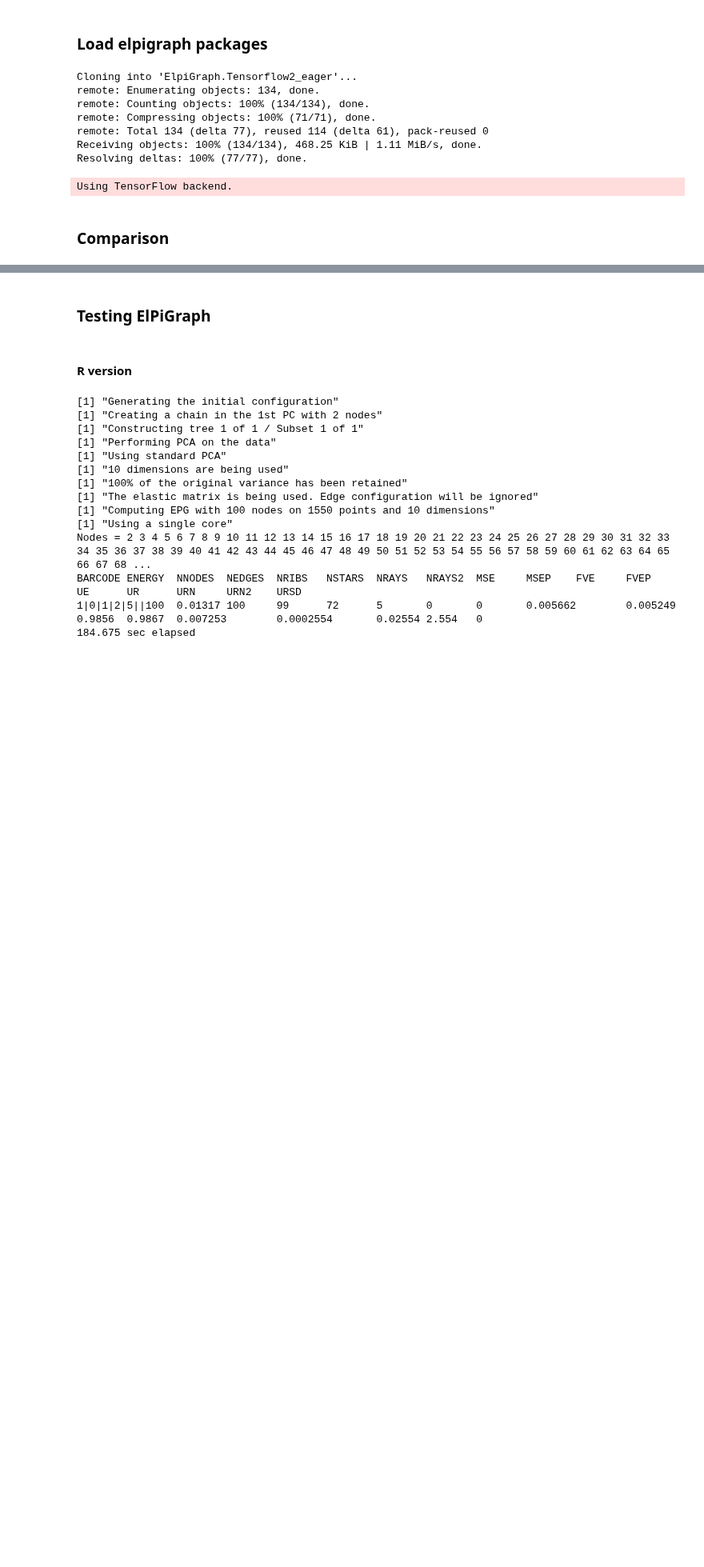
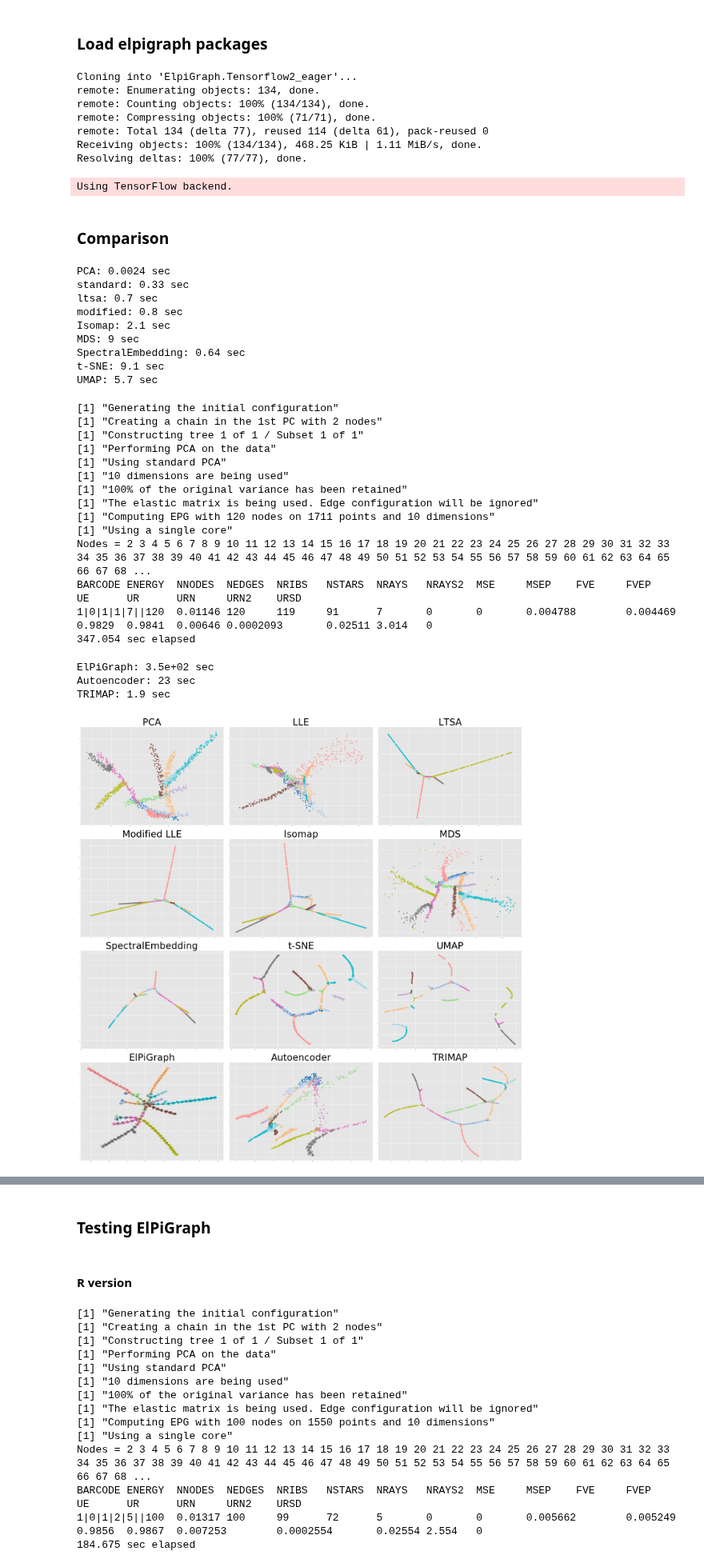
Before and after one commit to auranic/LizardBrain, a Jupyter notebook: plot_compare_methods.ipynb, the cells around one changed output, grey strips where cells are left out. Shown at 80% size. Saved outputs shown, nothing was run; the diff lists cells and outputs as text; code cells hidden in the pictures; blank space fills up the shorter version.

Commit message:
color_branch_split

```diff
--- a/plot_compare_methods.ipynb
+++ b/plot_compare_methods.ipynb
@@ -111,25 +113,32 @@ Using TensorFlow backend.
 ### Comparison
 # %%
 #Generate or load data
-X, color, v, u, s = lizard_brain(number_of_branches = 10,
+seed_value = 1
+np.random.seed(seed_value)
+tf.random.set_seed(seed_value)
+X, color, v, u, s = lizard_brain(number_of_branches_minus_2 = 10,
                                  dimension = 10,
                                  epsilon = 0.005,
                                  add_noise = 0.05,
                                  min_branch_points = 50,
                                  k_forknngraph = 8,
                                  make_knn_graph = False,
-                                 show_fig = False
+                                 show_fig = False,
+                                 verbose = False,
+                                 color_branch_split=False
                                 )
 
-#X = np.loadtxt('examples/ext10_10_2.txt')
-#color = np.loadtxt('examples/ext10_10_2.irx').astype('int')
+# X = np.loadtxt('examples/ext10_10_2.txt')
+# X += np.random.random(size=X.shape)*.05
+# color = np.loadtxt('examples/ext10_10_2.irx').astype('int')
 
 #Set figure parameters
 n_points = X.shape[0]
 n_neighbors = 20
 n_components = 2
 n_subplots_x, n_subplots_y = 4, 3
-cmap = plt.cm.Paired
+# cmap = plt.cm.Paired
+cmap = plt.cm.tab20
 title_fontsize = 30
 points_size = 10
 plt.style.use('ggplot')
@@ -248,11 +257,9 @@ t0 = time()
 #Python version
 # NodeP, EM, Edges = computeElasticPrincipalTree.computeElasticPrincipalTree(X,nnodes,TrimmingRadius=np.inf)
 # NodeP, Edges = NodeP.squeeze(), Edges.squeeze()
-
 #R version
 %R -i X -i n_nodes
-#%R library(ElPiGraph.R)
-%R TreeEPG <- computeElasticPrincipalTree(X = X, NumNodes = n_nodes,n.cores = 1,TrimmingRadius=Inf,drawAccuracyComplexity = FALSE, drawEnergy = FALSE,verbose = FALSE,drawPCAView = FALSE)
+%R TreeEPG <- computeElasticPrincipalTree(X = X, NumNodes = n_nodes,n.cores = 1,drawAccuracyComplexity = FALSE, drawEnergy = FALSE,verbose = FALSE,drawPCAView = FALSE)
 %R NodeP <- TreeEPG[[1]]$NodePositions ; Edges <- TreeEPG[[1]]$Edges$Edges ; -o NodeP -o Edges
 NodeP = np.array(NodeP)
 Edges = np.array(Edges).T-1
@@ -305,7 +312,7 @@ for j in range(len(partition)):
 for j in range(Edges.shape[1]):
     x_coo = np.concatenate((idx[Edges2[0,j],[0]],idx[Edges2[1,j],[0]]))
     y_coo = np.concatenate((idx[Edges2[0,j],[1]],idx[Edges2[1,j],[1]]))
-    plt.plot(x_coo,y_coo,c='black',linewidth=1.5,alpha=.8)
+    plt.plot(x_coo,y_coo,c='black',linewidth=1,alpha=.6)
 
 plt.title("ElPiGraph",fontdict = {'fontsize' : title_fontsize})
 ax.xaxis.set_major_formatter(NullFormatter())
@@ -398,30 +405,58 @@ plt.axis('tight')
 # t0 = time()
 # vae.fit(x=X_01,y=X_01,epochs=200,verbose=0)
 # Y = encoder.predict(X)[0]
 # t1 = time()
 # print("VAE: %.2g sec" % (t1 - t0))
 # i += 1
 # ax = fig.add_subplot(n_subplots_x,n_subplots_y,i)
 # plt.scatter(Y[:, 0], Y[:, 1], c=color, cmap=cmap)
 # plt.title("VAE",fontdict = {'fontsize' : title_fontsize})
 # ax.xaxis.set_major_formatter(NullFormatter())
 # ax.yaxis.set_major_formatter(NullFormatter())
 # plt.axis('tight')
 
 
 
 ### TRIMAP ###
 t0 = time()
 Y = trimap.TRIMAP(verbose=False).fit_transform(X)
 t1 = time()
 print("TRIMAP: %.2g sec" % (t1 - t0))
 i += 1
 ax = fig.add_subplot(n_subplots_x,n_subplots_y,i)
 plt.scatter(Y[:, 0], Y[:, 1], c=color, cmap=cmap,s=points_size)
 plt.title("TRIMAP",fontdict = {'fontsize' : title_fontsize})
 ax.xaxis.set_major_formatter(NullFormatter())
 ax.yaxis.set_major_formatter(NullFormatter())
 plt.axis('tight')
 
 plt.tight_layout()
 plt.show()
+# %% [output]
+PCA: 0.0024 sec
+standard: 0.33 sec
+ltsa: 0.7 sec
+modified: 0.8 sec
+Isomap: 2.1 sec
+MDS: 9 sec
+SpectralEmbedding: 0.64 sec
+t-SNE: 9.1 sec
+UMAP: 5.7 sec
+[1] "Generating the initial configuration"
+[1] "Creating a chain in the 1st PC with 2 nodes"
+[1] "Constructing tree 1 of 1 / Subset 1 of 1"
+[1] "Performing PCA on the data"
+[1] "Using standard PCA"
+[1] "10 dimensions are being used"
+[1] "100% of the original variance has been retained"
+[1] "The elastic matrix is being used. Edge configuration will be ignored"
+[1] "Computing EPG with 120 nodes on 1711 points and 10 dimensions"
+[1] "Using a single core"
+Nodes = 2 3 4 5 6 7 8 9 10 11 12 13 14 15 16 17 18 19 20 21 22 23 24 25 26 27 28 29 30 31 32 33 34 35 36 37 38 39 40 41 42 43 44 45 46 47 48 49 50 51 52 53 54 55 56 57 58 59 60 61 62 63 64 65 66 67 68 ...
+BARCODE ENERGY  NNODES  NEDGES  NRIBS   NSTARS  NRAYS   NRAYS2  MSE     MSEP    FVE     FVEP    UE      UR      URN     URN2    URSD
+1|0|1|1|7||120  0.01146 120     119     91      7       0       0       0.004788        0.004469        0.9829  0.9841  0.00646 0.0002093       0.02511 3.014   0
+347.054 sec elapsed
+ElPiGraph: 3.5e+02 sec
+Autoencoder: 23 sec
+TRIMAP: 1.9 sec
+[figure, added]
```
Also changed, not shown: parts of 2 cells of this notebook, 2 other files.
